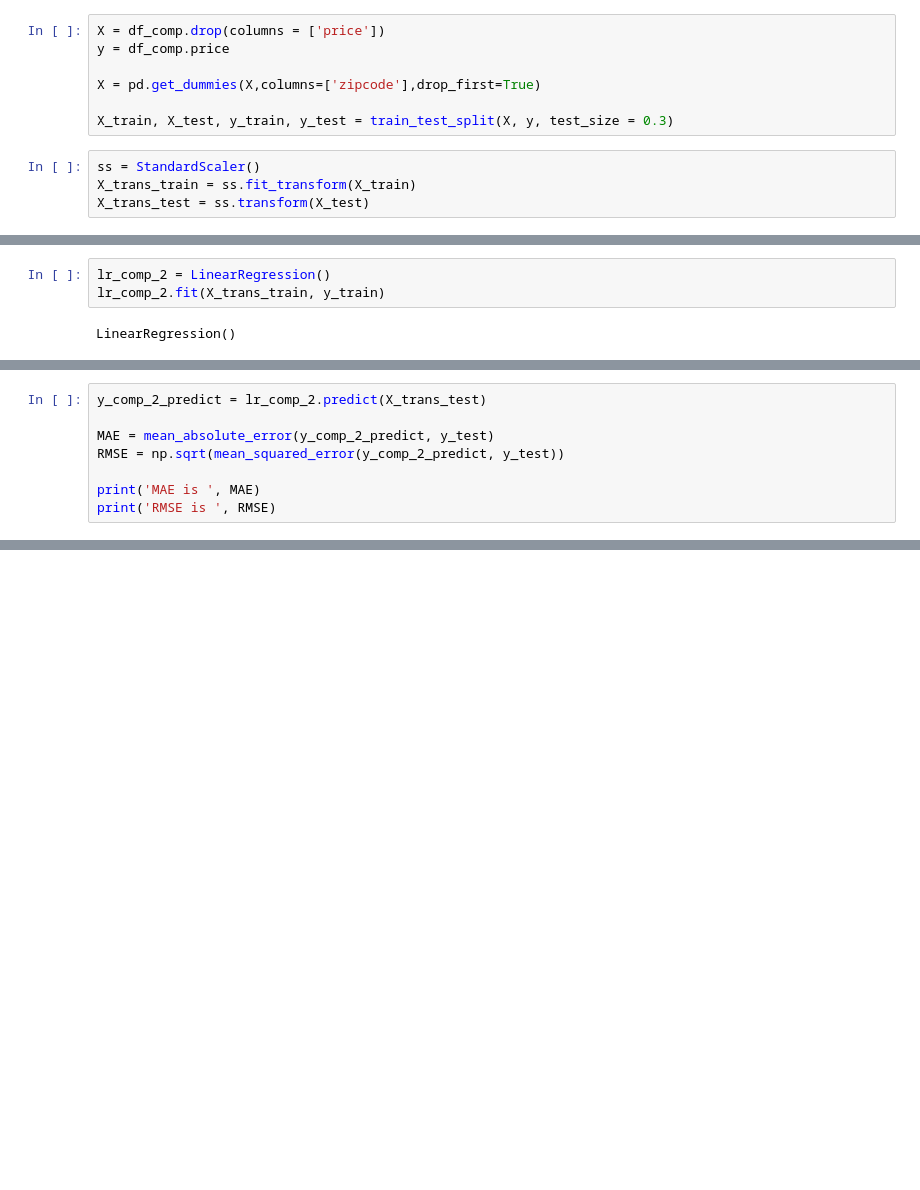
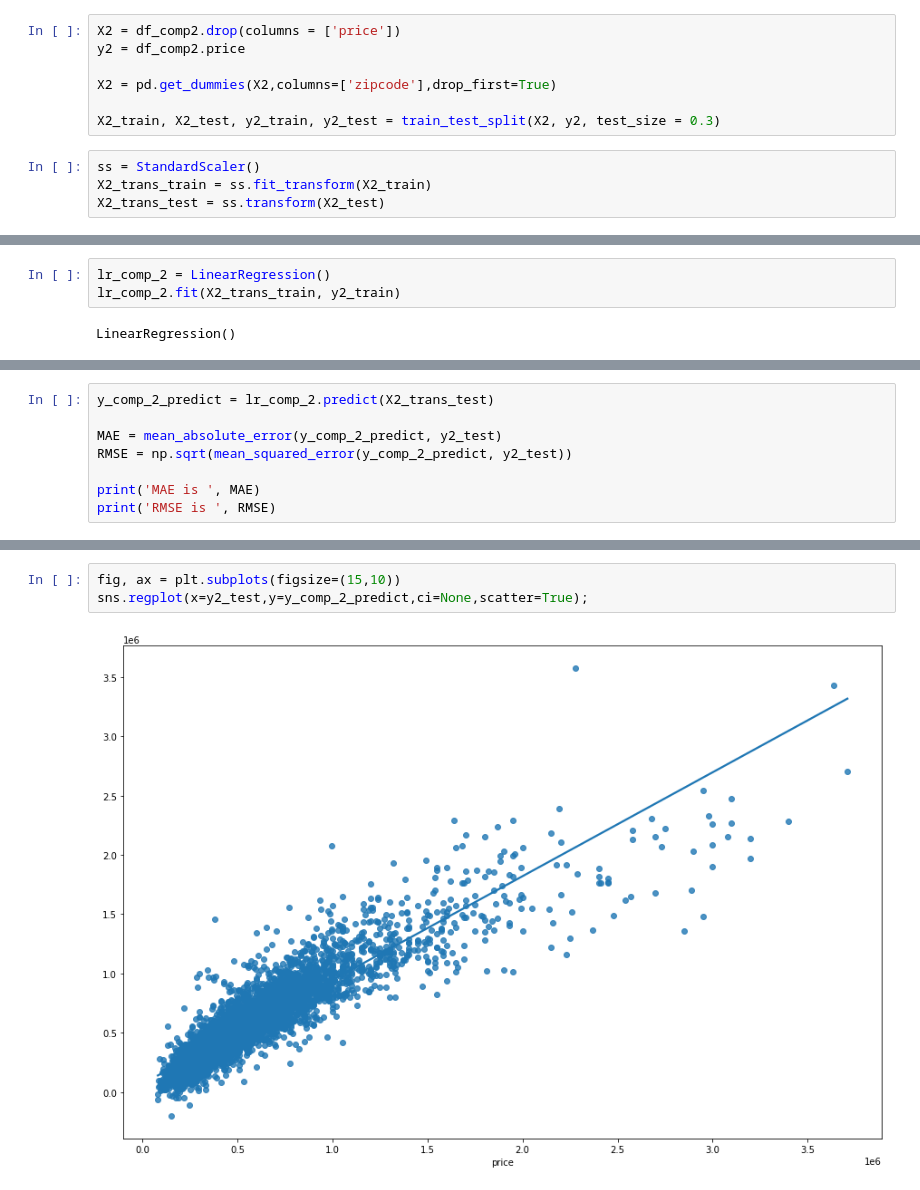
Before and after one commit to vivyhasadream/DS_P2_King-County-House-Sales-Predict, a Jupyter notebook: Han_3_Model.ipynb, the cells around one changed output, grey strips where cells are left out. Drawn from its saved outputs; the diff is of its cells as text; blank space fills up the shorter version.

```diff
--- a/Han_3_Model.ipynb
+++ b/Han_3_Model.ipynb
@@ -222,14 +222,14 @@ df_comp.head()
 | 4 | 510000.0 | 1680 | 3 | 2.0 | 2 | 1.0 | 8080 | 1680 | 0 | ... |
 5 rows × 24 columns
 # %%
-X = df_comp.drop(columns = ['price'])
-y = df_comp.price
+X2 = df_comp2.drop(columns = ['price'])
+y2 = df_comp2.price
 
-X = pd.get_dummies(X,columns=['zipcode'],drop_first=True)
+X2 = pd.get_dummies(X2,columns=['zipcode'],drop_first=True)
 
-X_train, X_test, y_train, y_test = train_test_split(X, y, test_size = 0.3)
+X2_train, X2_test, y2_train, y2_test = train_test_split(X2, y2, test_size = 0.3)
 # %%
 ss = StandardScaler()
-X_trans_train = ss.fit_transform(X_train)
-X_trans_test = ss.transform(X_test)
+X2_trans_train = ss.fit_transform(X2_train)
+X2_trans_test = ss.transform(X2_test)
 # %%
@@ -286,5 +262,5 @@ Index(['sqft_living', 'bedrooms', 'bathrooms', 'condition', 'floors',
 # %%
 lr_comp_2 = LinearRegression()
-lr_comp_2.fit(X_trans_train, y_train)
+lr_comp_2.fit(X2_trans_train, y2_train)
 # %% [output]
 LinearRegression()
@@ -295,8 +272,8 @@ lr_comp_2.score(X_trans_train, y_train)
 # %%
-y_comp_2_predict = lr_comp_2.predict(X_trans_test)
+y_comp_2_predict = lr_comp_2.predict(X2_trans_test)
 
-MAE = mean_absolute_error(y_comp_2_predict, y_test)
-RMSE = np.sqrt(mean_squared_error(y_comp_2_predict, y_test))
+MAE = mean_absolute_error(y_comp_2_predict, y2_test)
+RMSE = np.sqrt(mean_squared_error(y_comp_2_predict, y2_test))
 
 print('MAE is ', MAE)
 print('RMSE is ', RMSE)
@@ -334,0 +299,5 @@ eval_env: 1
+# %%
+fig, ax = plt.subplots(figsize=(15,10))
+sns.regplot(x=y2_test,y=y_comp_2_predict,ci=None,scatter=True);
+# %% [output]
+[figure, added]
```
Also changed, not shown: parts of 17 cells of this notebook.
